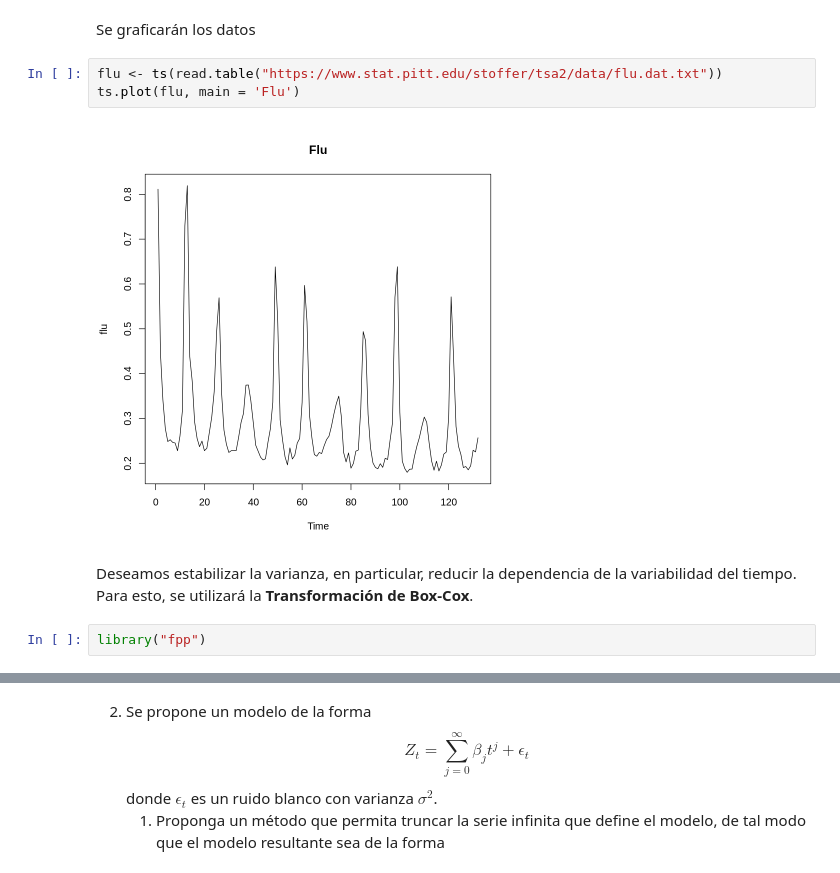
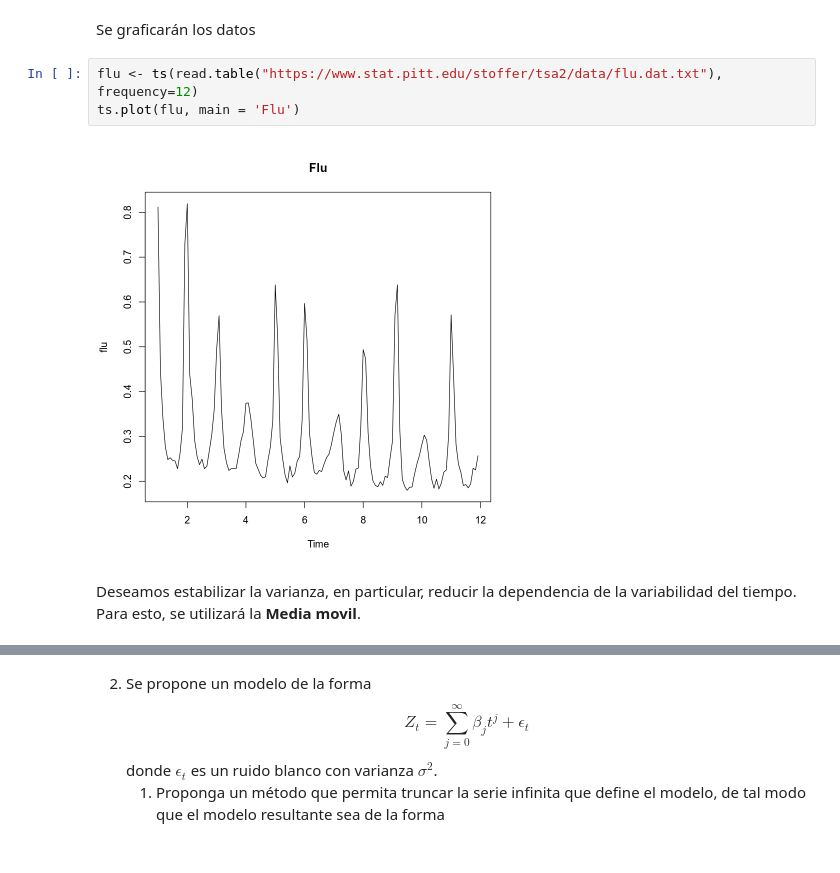
Before and after one commit to brunomb97/mat267-proyectos, a Jupyter notebook: proyecto01/proyecto01.ipynb, the cells around one changed output, grey strips where cells are left out. Saved outputs shown, nothing was run; the diff lists cells and outputs as text.

```diff
--- a/proyecto01/proyecto01.ipynb
+++ b/proyecto01/proyecto01.ipynb
@@ -15,11 +15,9 @@ http://www.stat.pitt.edu/stoffer/tsa2/tsa2.html.
 # %% [markdown]
 Se graficarán los datos
 # %%
-flu <- ts(read.table("https://www.stat.pitt.edu/stoffer/tsa2/data/flu.dat.txt"))
+flu <- ts(read.table("https://www.stat.pitt.edu/stoffer/tsa2/data/flu.dat.txt"), frequency=12)
 ts.plot(flu, main = 'Flu')
 # %% [output]
-[figure, old version]
+[figure, new version]
 # %% [markdown]
-Deseamos estabilizar la varianza, en particular, reducir la dependencia de la variabilidad del tiempo. Para esto, se utilizará la **Transformación de Box-Cox**.
+Deseamos estabilizar la varianza, en particular, reducir la dependencia de la variabilidad del tiempo. Para esto, se utilizará la **Media movil**.
-# %%
-library("fpp")
```
Also changed, not shown: parts of 28 cells of this notebook.
